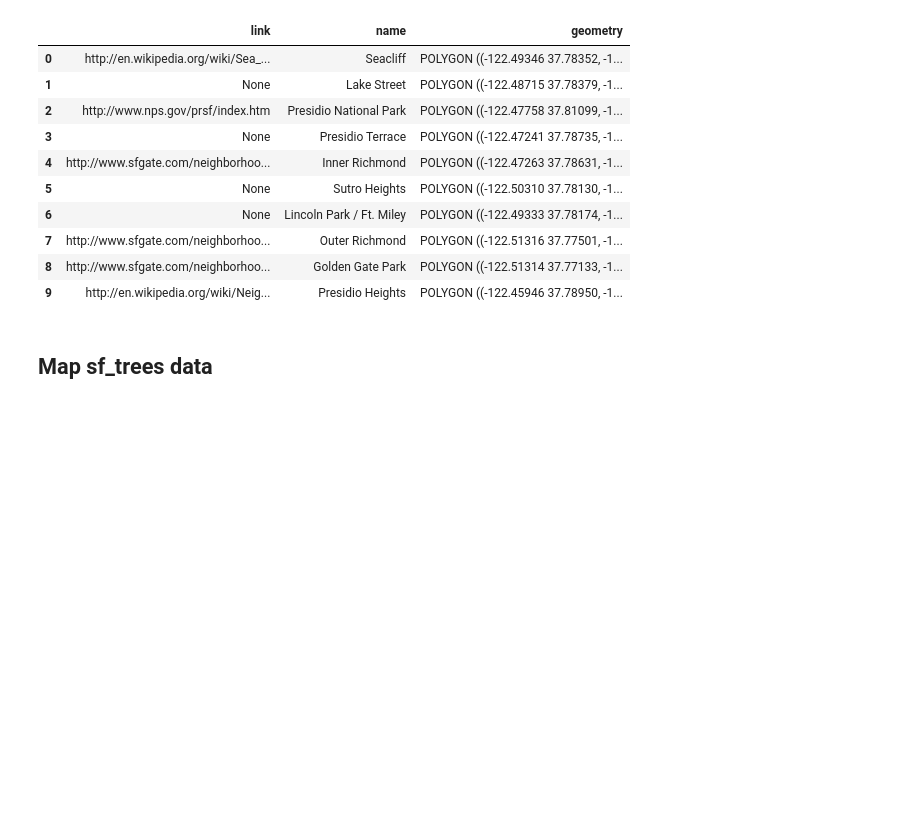
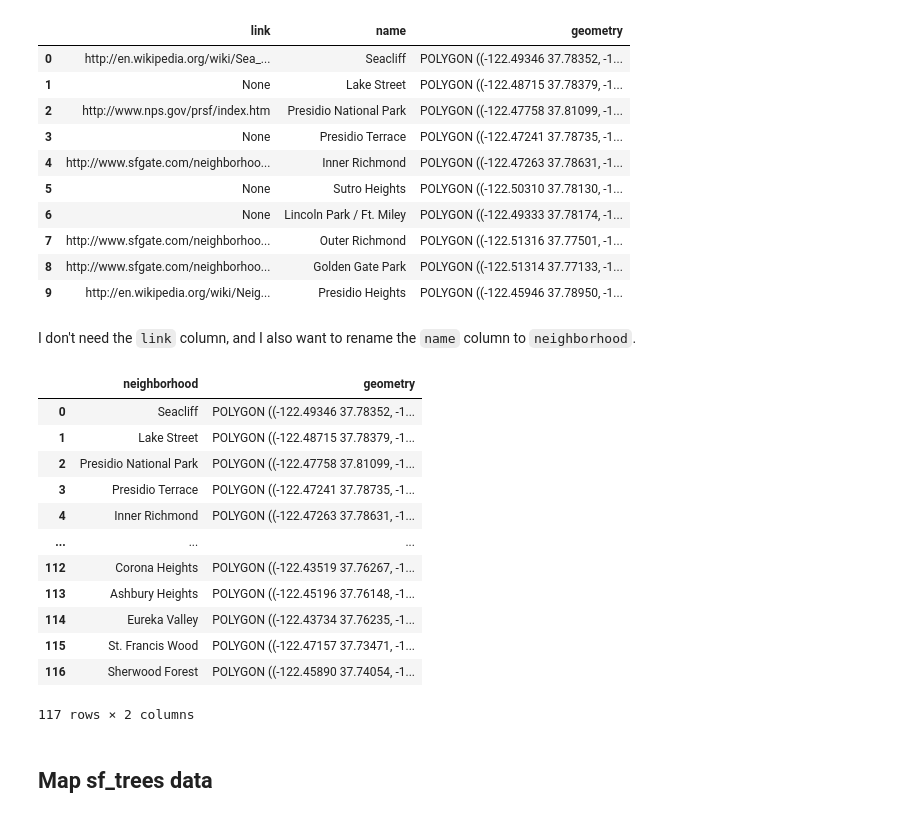
Before and after one commit to jyyang7/j233-proj-trees-in-sf, a Jupyter notebook: 02_data_analysis.ipynb, the cells around one changed output. Cells and saved outputs as stored; diff of their text form; code cells hidden in the pictures; blank space fills up the shorter version.

```diff
--- a/02_data_analysis.ipynb
+++ b/02_data_analysis.ipynb
@@ -620,6 +650,29 @@ sf_map.head(10)
 | 7 | http://www.sfgate.com/neighborhoo... | Outer Richmond | POLYGON ((-122.51316 37.77501, -1... |
 | 8 | http://www.sfgate.com/neighborhoo... | Golden Gate Park | POLYGON ((-122.51314 37.77133, -1... |
 | 9 | http://en.wikipedia.org/wiki/Neig... | Presidio Heights | POLYGON ((-122.45946 37.78950, -1... |
+# %% [markdown]
+I don't need the `link` column, and I also want to rename the `name` column to `neighborhood`.
+# %%
+# subset to only two columns
+sf_map = sf_map[['name', 'geometry']].reset_index(drop=True)
+
+# rename column
+sf_map.rename(columns = {'name':'neighborhood'}, inplace=True)
+sf_map
+# %% [output]
+|  | neighborhood | geometry |
+| 0 | Seacliff | POLYGON ((-122.49346 37.78352, -1... |
+| 1 | Lake Street | POLYGON ((-122.48715 37.78379, -1... |
+| 2 | Presidio National Park | POLYGON ((-122.47758 37.81099, -1... |
+| 3 | Presidio Terrace | POLYGON ((-122.47241 37.78735, -1... |
+| 4 | Inner Richmond | POLYGON ((-122.47263 37.78631, -1... |
+| ... | ... | ... |
+| 112 | Corona Heights | POLYGON ((-122.43519 37.76267, -1... |
+| 113 | Ashbury Heights | POLYGON ((-122.45196 37.76148, -1... |
+| 114 | Eureka Valley | POLYGON ((-122.43734 37.76235, -1... |
+| 115 | St. Francis Wood | POLYGON ((-122.47157 37.73471, -1... |
+| 116 | Sherwood Forest | POLYGON ((-122.45890 37.74054, -1... |
+117 rows × 2 columns
 # %% [markdown]
 ## Map sf_trees data
 # %%
```
Also changed, not shown: parts of 22 cells of this notebook.
